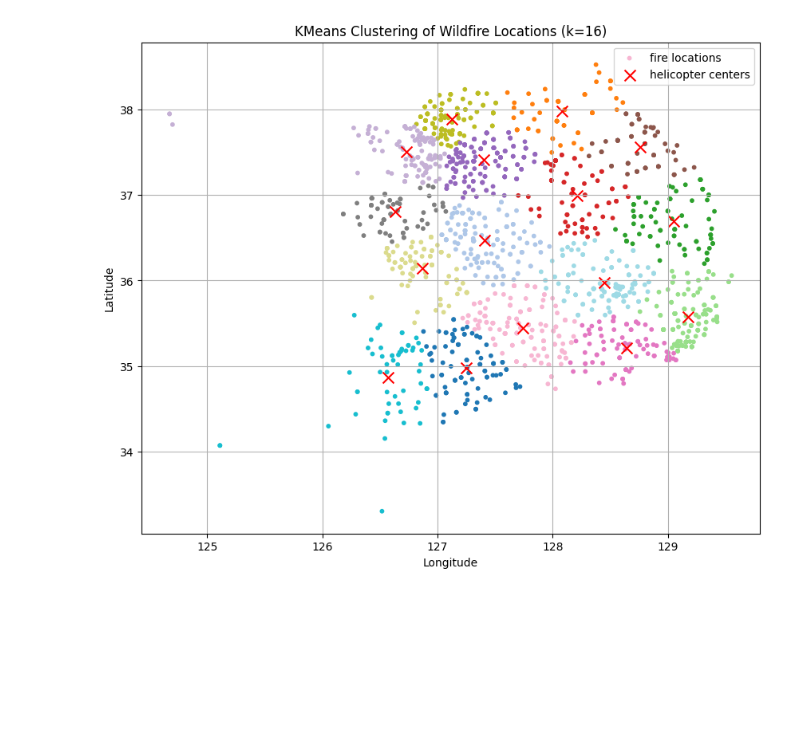
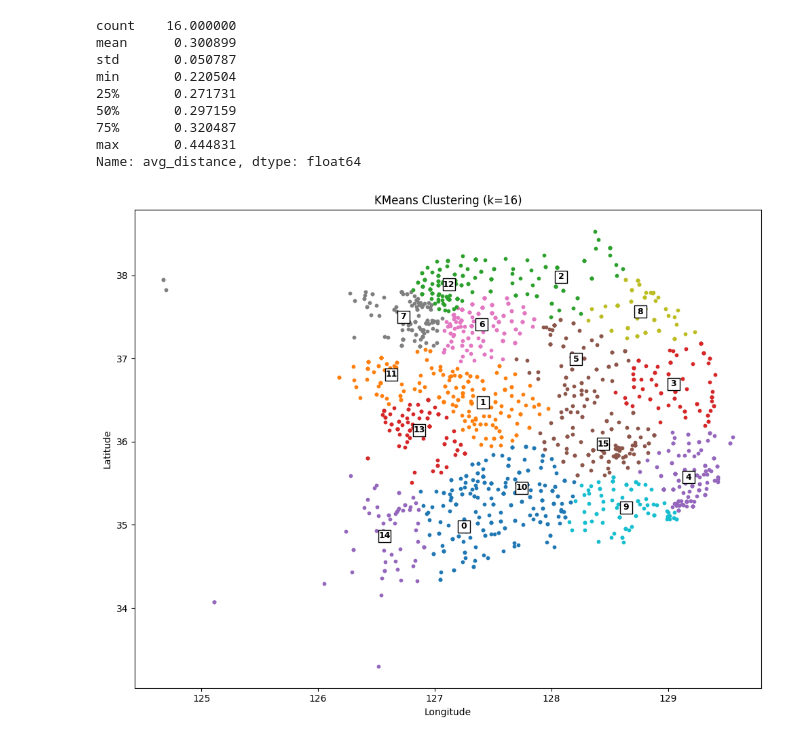
Before and after one commit to stripe2933/20251R0136COSE47101, a Jupyter notebook: 2022131621/산불발생위치좌표기반kmeans.ipynb, the cells around one changed output. Drawn from its saved outputs; the diff is of its cells as text; code cells hidden in the pictures; blank space fills up the shorter version.

Commit message:
클러스터 중심 별 산불 위치까지 평균 거리 추가

```diff
--- a/2022131621/산불발생위치좌표기반kmeans.ipynb
+++ b/2022131621/산불발생위치좌표기반kmeans.ipynb
@@ -48,3 +111,24 @@ k = 16
 kmeans = KMeans(n_clusters=k, random_state=42)
 df_clean['cluster'] = kmeans.fit_predict(coords)
 centers = kmeans.cluster_centers_
+# %%
+# 평균 거리
+avg_distances = []
+
+for i in range(k):
+    cluster_points = df_clean[df_clean['cluster'] == i][['lat', 'lon']].values
+    center = centers[i]
+    # 거리 계산 (유클리드 거리)
+    dists = np.sqrt(np.sum((cluster_points - center) ** 2, axis=1))
+    avg_dist = np.mean(dists)
+    avg_distances.append({
+        'cluster': i,
+        'center_lat': center[0],
+        'center_lon': center[1],
+        'num_fires': len(cluster_points),
+        'avg_distance': avg_dist
+    })
+
+# DataFrame으로 정리
+df_cluster_summary = pd.DataFrame(avg_distances)
+df_cluster_summary = df_cluster_summary.sort_values(by='avg_distance', ascending=False)
@@ -51,13 +155,34 @@ centers = kmeans.cluster_centers_
+# %%
+df_cluster_summary['avg_distance'].describe()
+# %% [output]
+count    16.000000
+mean      0.300899
+std       0.050787
+min       0.220504
+25%       0.271731
+50%       0.297159
+75%       0.320487
+max       0.444831
+Name: avg_distance, dtype: float64
 # %%
 # 시각화
 plt.figure(figsize=(10, 8))
-plt.scatter(df_clean['lon'], df_clean['lat'], c=df_clean['cluster'], cmap='tab20', s=10, label='fire locations')
-plt.scatter(centers[:, 1], centers[:, 0], c='red', marker='x', s=100, label='helicopter centers')
-plt.title('KMeans Clustering of Wildfire Locations (k=16)')
+
+for i in range(k):
+    cluster_points = df_clean[df_clean['cluster'] == i]
+    plt.scatter(cluster_points['lon'], cluster_points['lat'], s=10)
+
+plt.scatter(centers[:, 1], centers[:, 0], c='white', edgecolors='black', marker='s', s=150, label='Centers')
+
+# 중심점 위에 클러스터 번호 텍스트 표시
+for i, (lat, lon) in enumerate(centers):
+    plt.text(lon, lat, str(i), fontsize=9, color='black', ha='center', va='center', fontweight='bold')
+
+plt.title(f'KMeans Clustering (k={k})')
 plt.xlabel('Longitude')
 plt.ylabel('Latitude')
-plt.legend()
-plt.grid(True)
+plt.grid(False)
+plt.tight_layout()
 plt.show()
 # %% [output]
-[figure, old version]
+[figure, new version]
```
Also changed, not shown: parts of 7 cells of this notebook.
